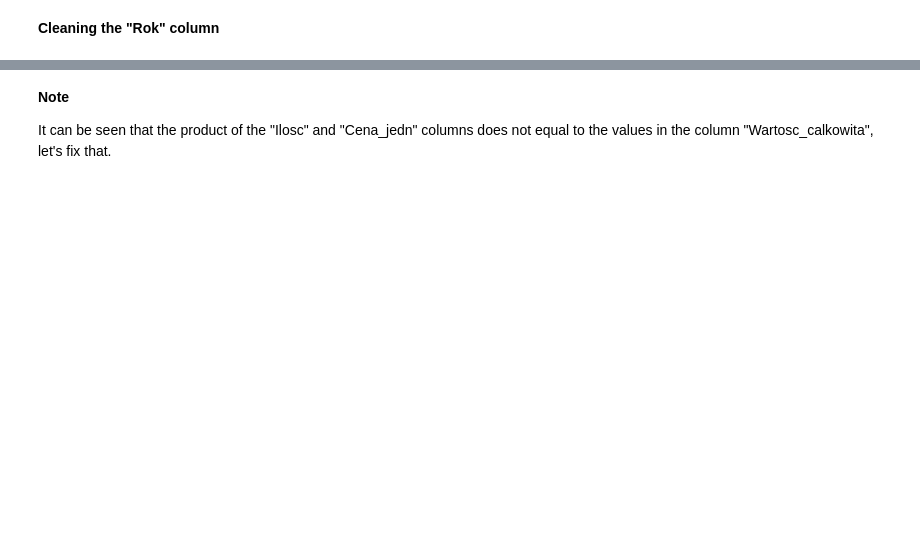
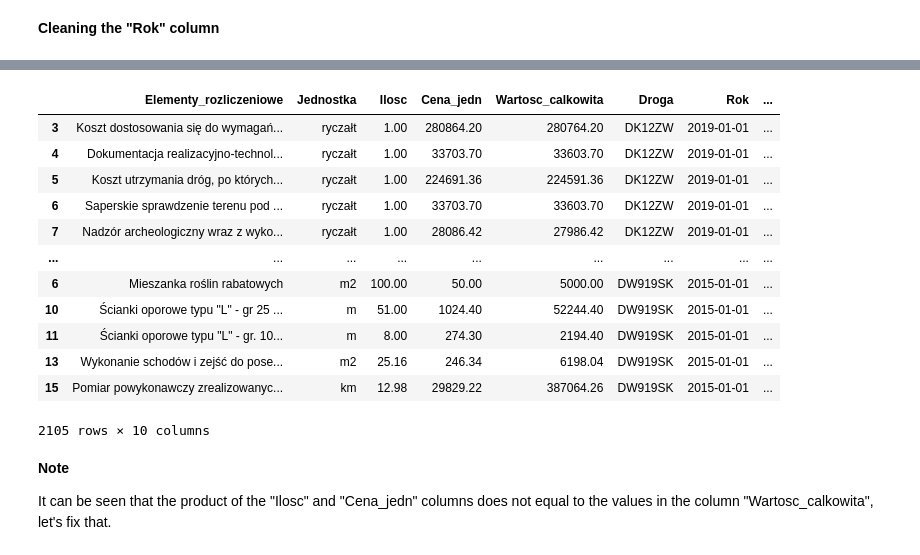
Before and after one commit to eughrat/Road_price_analize, a Jupyter notebook: Road_analysis_part_I.ipynb, the cells around one changed output, grey strips where cells are left out. Saved outputs shown, nothing was run; the diff lists cells and outputs as text; code cells hidden in the pictures; blank space fills up the shorter version.

```diff
--- a/Road_analysis_part_I.ipynb
+++ b/Road_analysis_part_I.ipynb
@@ -244,3 +258,19 @@ Name: Kategoria_drogi, dtype: int64
+# %%
+road_data
+# %% [output]
+|  | Elementy_rozliczeniowe | Jednostka | Ilosc | Cena_jedn | Wartosc_calkowita | Droga | Rok | ... |
+| 3 | Koszt dostosowania się do wymagań... | ryczałt | 1.00 | 280864.20 | 280764.20 | DK12ZW | 2019-01-01 | ... |
+| 4 | Dokumentacja realizacyjno-technol... | ryczałt | 1.00 | 33703.70 | 33603.70 | DK12ZW | 2019-01-01 | ... |
+| 5 | Koszt utrzymania dróg, po których... | ryczałt | 1.00 | 224691.36 | 224591.36 | DK12ZW | 2019-01-01 | ... |
+| 6 | Saperskie sprawdzenie terenu pod ... | ryczałt | 1.00 | 33703.70 | 33603.70 | DK12ZW | 2019-01-01 | ... |
+| 7 | Nadzór archeologiczny wraz z wyko... | ryczałt | 1.00 | 28086.42 | 27986.42 | DK12ZW | 2019-01-01 | ... |
+| ... | ... | ... | ... | ... | ... | ... | ... | ... |
+| 6 | Mieszanka roślin rabatowych | m2 | 100.00 | 50.00 | 5000.00 | DW919SK | 2015-01-01 | ... |
+| 10 | Ścianki oporowe typu "L" - gr 25 ... | m | 51.00 | 1024.40 | 52244.40 | DW919SK | 2015-01-01 | ... |
+| 11 | Ścianki oporowe typu "L" - gr. 10... | m | 8.00 | 274.30 | 2194.40 | DW919SK | 2015-01-01 | ... |
+| 13 | Wykonanie schodów i zejść do pose... | m2 | 25.16 | 246.34 | 6198.04 | DW919SK | 2015-01-01 | ... |
+| 15 | Pomiar powykonawczy zrealizowanyc... | km | 12.98 | 29829.22 | 387064.26 | DW919SK | 2015-01-01 | ... |
+2105 rows × 10 columns
 # %% [markdown]
 **Note**
 
```
Also changed, not shown: parts of 26 cells of this notebook, 4 other files.
